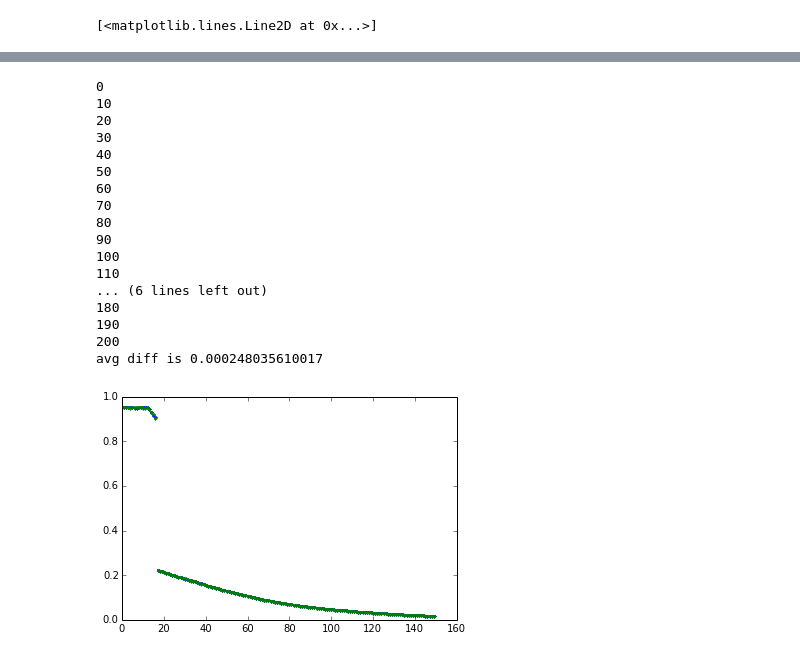
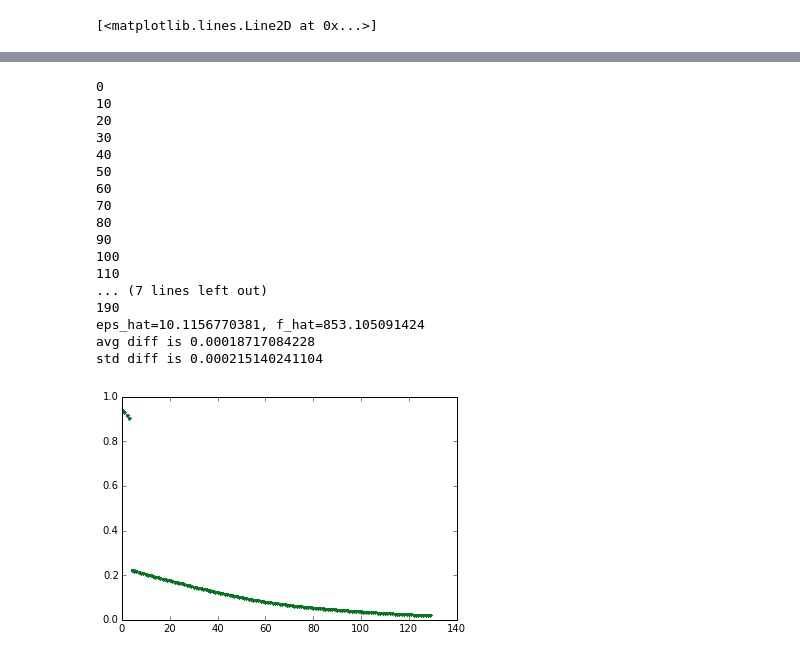
Before and after one commit to daemacles/gimx-calibration, a Jupyter notebook: gimx analysis.ipynb, the cells around one changed output, grey strips where cells are left out. Saved outputs shown, nothing was run; the diff lists cells and outputs as text; code cells hidden in the pictures.

```diff
--- a/gimx analysis.ipynb
+++ b/gimx analysis.ipynb
@@ -176,7 +178,9 @@ class MinFun (object):
         y_hat = FrameDelta(self.X, rot_hz, epsilon, self.s, f=f)
         diff = y_hat - self.y
         #return diff.dot(diff)
-        return sum(sqrt(abs(diff)))
+        return sum((abs(diff) + 1))
+
+tick = True
 
 thetas = []
 for idx in xrange(len(M)):
@@ -185,6 +189,7 @@ for idx in xrange(len(M)):
     s = S[idx]
     X = M[idx][:, 0]
     y = M[idx][:, 2]
+    c = C[idx]
     W = 1280
     #inliers = GetInliers(X, y)
     #X_in = X[inliers]
@@ -193,55 +198,63 @@ for idx in xrange(len(M)):
     y_in = y
 
     minfun = MinFun(X_in, y_in, s)
-    x0 = [sqrt(0.0577), 12, 870]
-    res = minimize(lambda x: minfun([x[0], eps_hat, f_hat]), x0, method='Powell')
-    #res = minimize(minfun, x0, method='Powell')
+    x0 = [sqrt(0.0577), eps_hat, f_hat]
+    #x0 = [sqrt(0.0577), 0, 1000]
+    if tick:
+        res = minimize(lambda x: minfun([x[0], eps_hat, f_hat]), x0, method='Powell')
+    else:
+        res = minimize(minfun, x0, method='Powell')
 
     #print '{} rot_hz={:.4f}, eps={:.4f}, f={:.4f}'.format(res.success, res.x[0], res.x[1], res.x[2])
     #print res
 
     if res.success:
-        thetas.append([idx, s, res.x[0], res.x[1], res.x[2]])
+        thetas.append([idx, s, c, res.x[0], res.x[1], res.x[2]])
         if idx % 10 == 0:
             print idx
     else:
         print 'Fail at', idx
 
     #N = 200
     #t = linspace(0, W, N)
     #y_lin = FrameDelta(t, res.x[0], res.x[1], s, f=res.x[2])
 
     #plot(t, y_lin)
     #plot(X_in, y_in, '.')
 
 thetas = array(thetas)
 
-eps_hat = mean(thetas[:120,3])
-f_hat = mean(thetas[:120,4])
+if not tick:
+    eps_hat = mean(thetas[:120, 4])
+    f_hat = mean(thetas[:120, 5])
 
-N = 150
-y_mins_norm = thetas[:N,2].max()*y_mins[:N]/y_mins.max()
+print 'eps_hat={}, f_hat={}'.format(eps_hat, f_hat)
 
-plot(thetas[:N, 0], thetas[:N, 2], '.')
+N = 130
+y_mins_norm = thetas[:N, 3].max()*y_mins/y_mins.max()
+
+plot(thetas[:N, 0], thetas[:N, 3], '.')
 plot(y_mins_norm[:N], '.')
 
-print 'avg diff is', sum(abs(thetas[:N, 2] - y_mins_norm[:N])) / N
+diff = abs(thetas[:N, 3] - y_mins_norm[:N])
+print 'avg diff is', sum(diff / N)
+print 'std diff is', std(diff)
 # %% [output]
 0
 10
 20
 30
 40
 50
 60
 70
 80
 90
 100
 110
-... (6 lines left out)
-180
+... (7 lines left out)
 190
-200
-avg diff is 0.000248035610017
+eps_hat=10.1156770381, f_hat=853.105091424
+avg diff is 0.00018717084228
+std diff is 0.000215140241104
-[figure, old version]
+[figure, new version]
```
Also changed, not shown: parts of 9 cells of this notebook, 4 other files.
